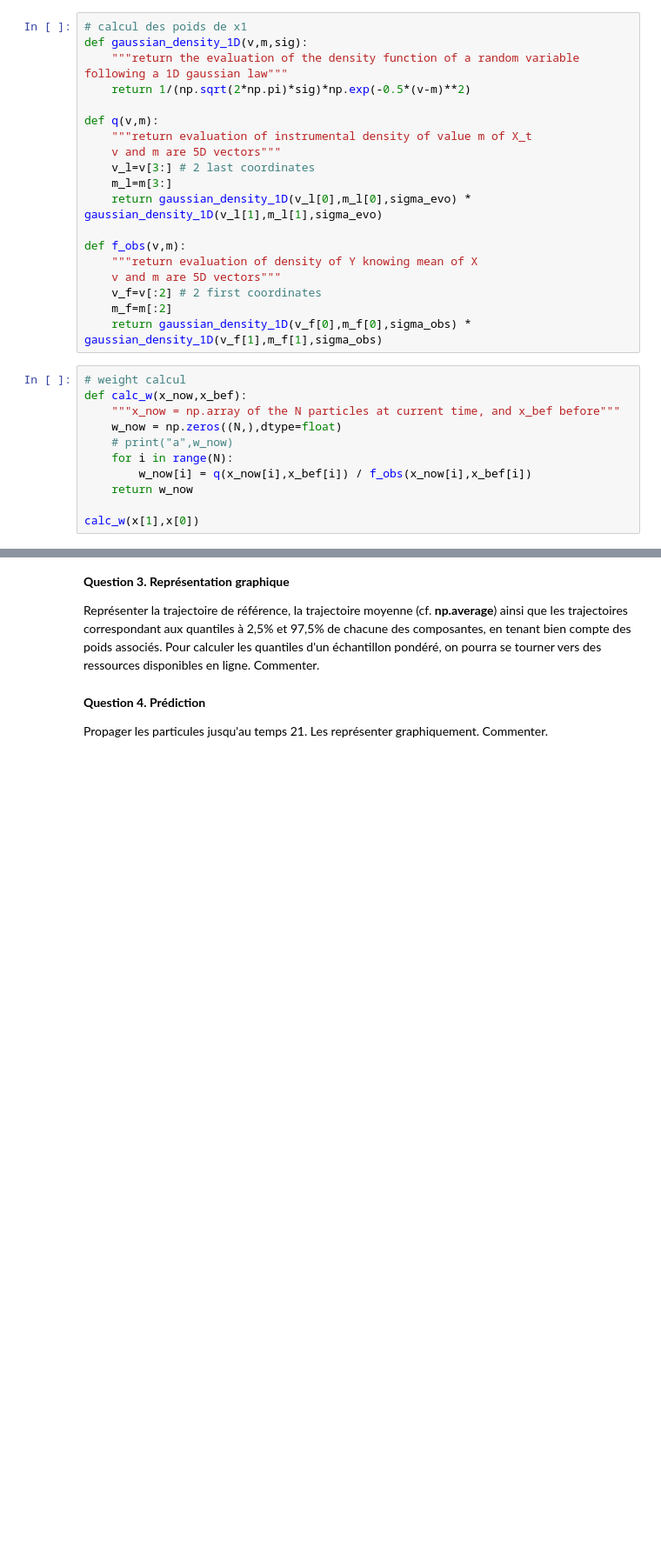
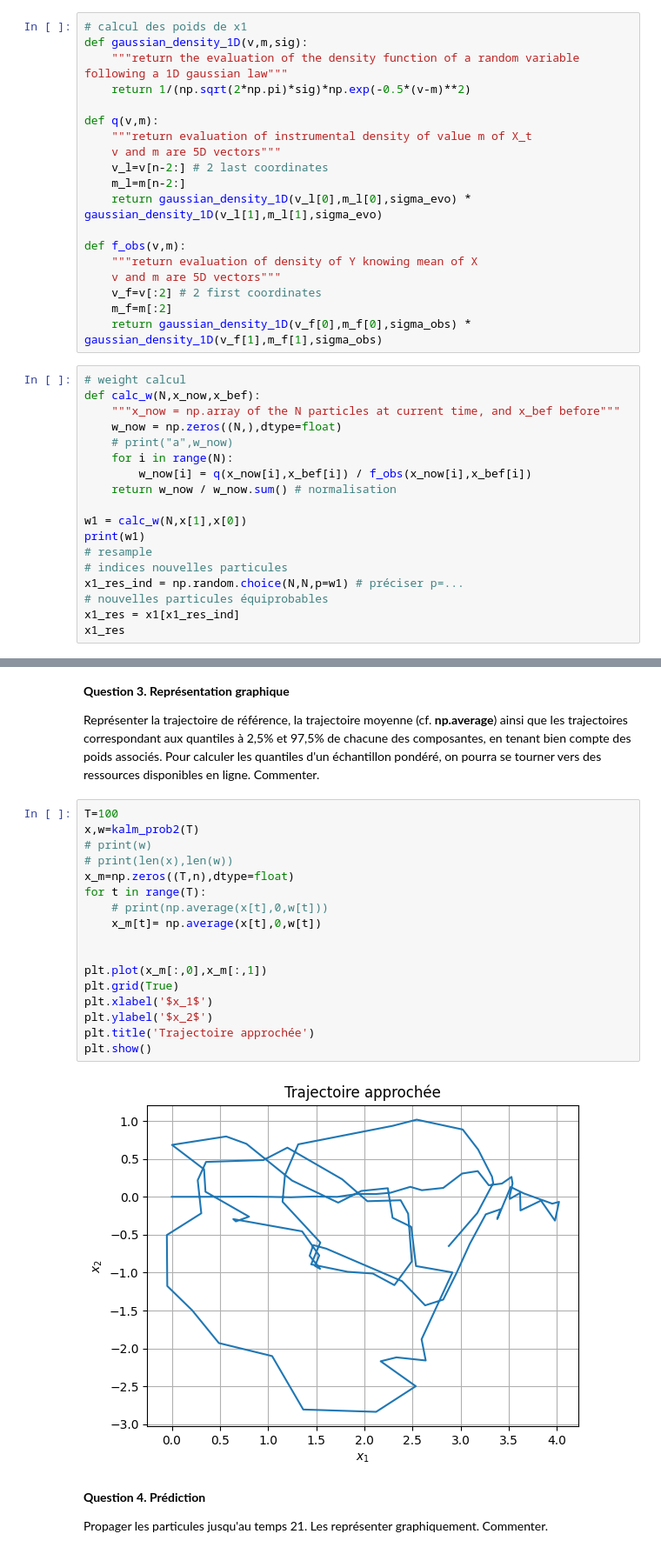
Before and after one commit to SushiOfDestiny/ue11_equdiff_proba_eval, a Jupyter notebook: Projet Probabilités - Complete.ipynb, the cells around one changed output, grey strips where cells are left out. Shown at 87% size. Saved outputs shown, nothing was run; the diff lists cells and outputs as text; blank space fills up the shorter version.

```diff
--- a/Projet Probabilités - Complete.ipynb
+++ b/Projet Probabilités - Complete.ipynb
@@ -255,8 +257,8 @@ def gaussian_density_1D(v,m,sig):
 def q(v,m):
     """return evaluation of instrumental density of value m of X_t
     v and m are 5D vectors"""
-    v_l=v[3:] # 2 last coordinates
-    m_l=m[3:]
+    v_l=v[n-2:] # 2 last coordinates
+    m_l=m[n-2:]
     return gaussian_density_1D(v_l[0],m_l[0],sigma_evo) * gaussian_density_1D(v_l[1],m_l[1],sigma_evo)
 
 def f_obs(v,m):
@@ -267,13 +269,20 @@ def f_obs(v,m):
     return gaussian_density_1D(v_f[0],m_f[0],sigma_obs) * gaussian_density_1D(v_f[1],m_f[1],sigma_obs)
 # %%
 # weight calcul
-def calc_w(x_now,x_bef):
+def calc_w(N,x_now,x_bef):
     """x_now = np.array of the N particles at current time, and x_bef before"""
     w_now = np.zeros((N,),dtype=float)
     # print("a",w_now)
     for i in range(N):
         w_now[i] = q(x_now[i],x_bef[i]) / f_obs(x_now[i],x_bef[i])
-    return w_now
+    return w_now / w_now.sum() # normalisation
 
-calc_w(x[1],x[0])
+w1 = calc_w(N,x[1],x[0])
+print(w1)
+# resample
+# indices nouvelles particules
+x1_res_ind = np.random.choice(N,N,p=w1) # préciser p=...
+# nouvelles particules équiprobables
+x1_res = x1[x1_res_ind]
+x1_res
 # %% [output]
@@ -286,6 +388,25 @@ Itérer le procédé jusqu'au dernier pas de temps d'observation, $T=20$. (conse
 **Question 3. Représentation graphique**
 
 Représenter la trajectoire de référence, la trajectoire moyenne (cf. **np.average**) ainsi que les trajectoires correspondant aux quantiles à 2,5% et 97,5% de chacune des composantes, en tenant bien compte des poids associés. Pour calculer les quantiles d'un échantillon pondéré, on pourra se tourner vers des ressources disponibles en ligne. Commenter.
+# %%
+T=100
+x,w=kalm_prob2(T)
+# print(w)
+# print(len(x),len(w))
+x_m=np.zeros((T,n),dtype=float)
+for t in range(T):
+    # print(np.average(x[t],0,w[t]))
+    x_m[t]= np.average(x[t],0,w[t])
+
+
+plt.plot(x_m[:,0],x_m[:,1])
+plt.grid(True)
+plt.xlabel('$x_1$')
+plt.ylabel('$x_2$')
+plt.title('Trajectoire approchée')
+plt.show()
+# %% [output]
+[figure, added]
 # %% [markdown]
 **Question 4. Prédiction**
 
```
Also changed, not shown: parts of 6 cells of this notebook.
